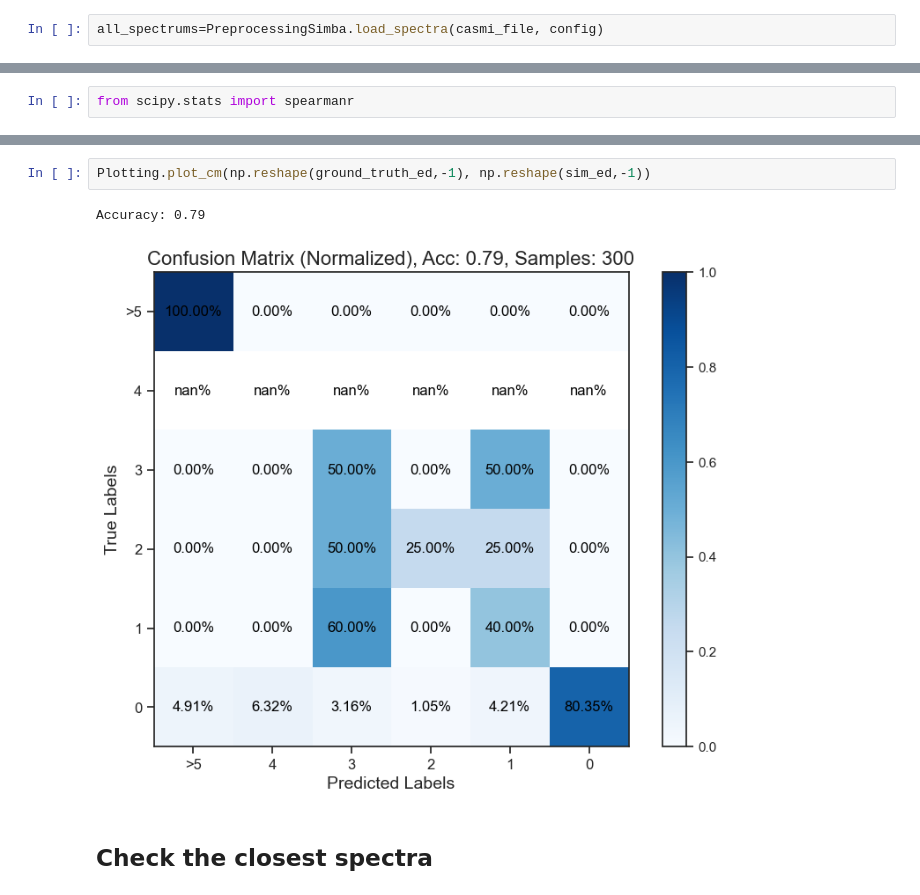
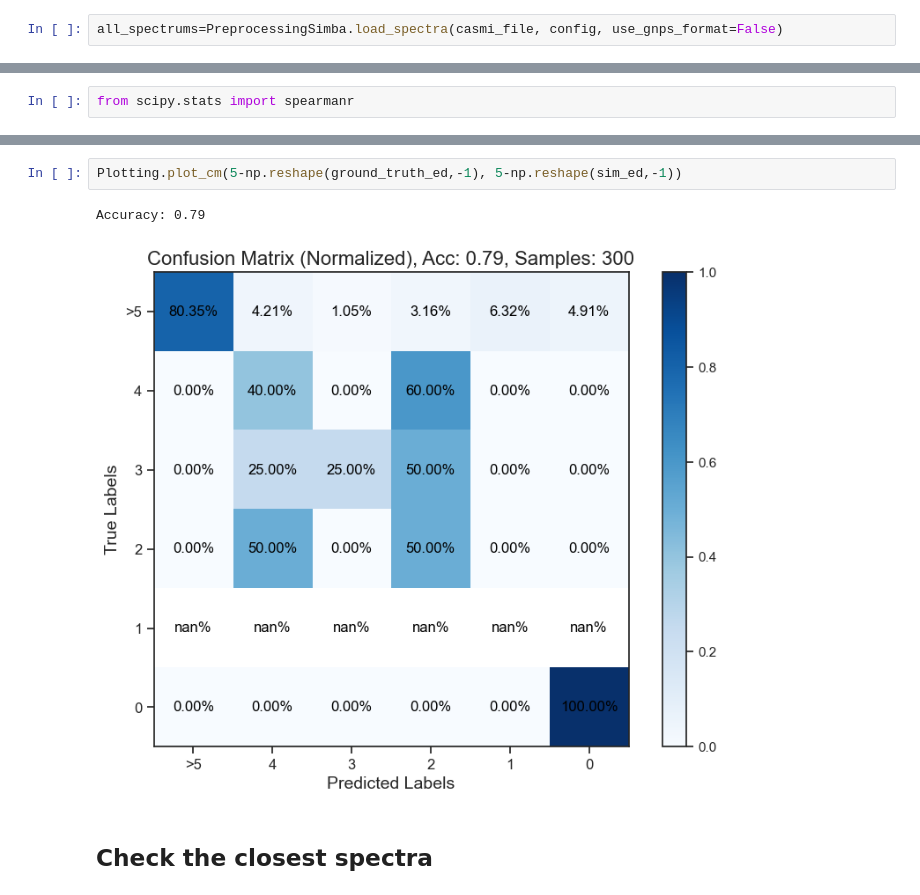
Before and after one commit to bittremieuxlab/simba, a Jupyter notebook: notebooks/final_tutorials/run_inference.ipynb, the cells around one changed output, grey strips where cells are left out. Cells and saved outputs as stored; diff of their text form.

```diff
--- a/notebooks/final_tutorials/run_inference.ipynb
+++ b/notebooks/final_tutorials/run_inference.ipynb
@@ -35,7 +35,7 @@ HPU available: False, using: 0 HPUs
 # %% [markdown]
 ## load mgf file
 # %%
-all_spectrums=PreprocessingSimba.load_spectra(casmi_file, config)
+all_spectrums=PreprocessingSimba.load_spectra(casmi_file, config, use_gnps_format=False)
 # %% [output]
 /Users/sebas/projects/data/processed_massformer/spec_df.pkl
 # %%
@@ -117,8 +132,8 @@ Plotting.plot_mces(np.reshape(ground_truth_mces,-1), np.reshape(sim_mces,-1))
 # %%
-Plotting.plot_cm(np.reshape(ground_truth_ed,-1), np.reshape(sim_ed,-1))
+Plotting.plot_cm(5-np.reshape(ground_truth_ed,-1), 5-np.reshape(sim_ed,-1))
 # %% [output]
 Accuracy: 0.79
-[figure, old version]
+[figure, new version]
 # %% [markdown]
 ## Check the closest spectra
 # %% [markdown]
```
Also changed, not shown: parts of 14 cells of this notebook, 1 other file.
